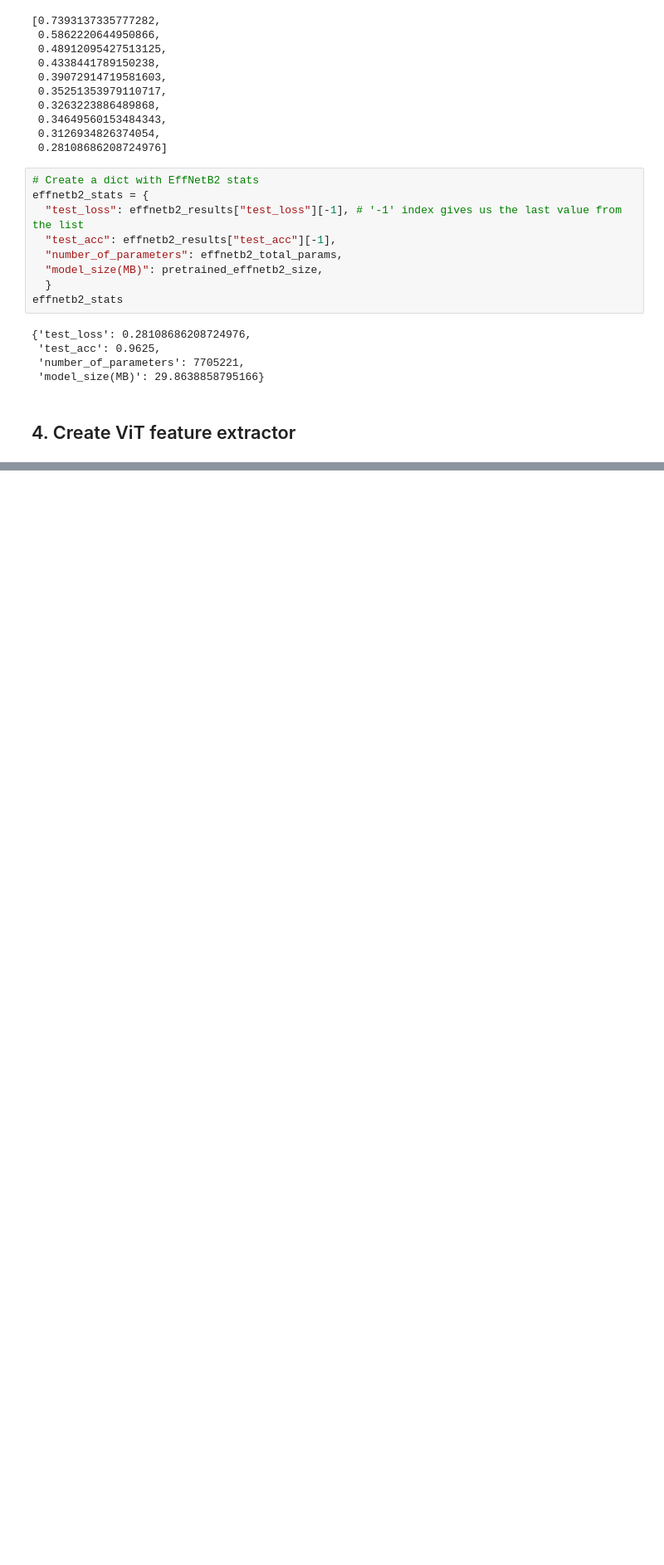
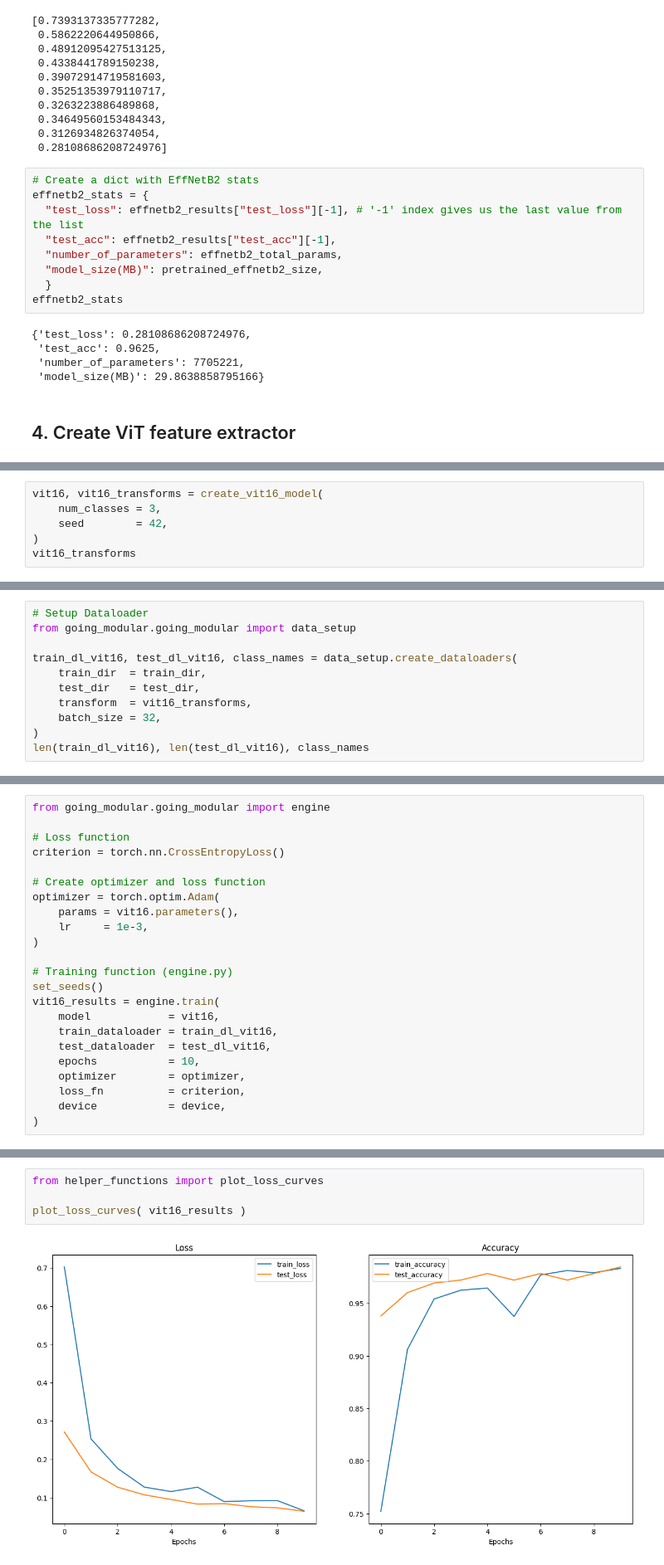
Before and after one commit to anupj/PyTorchForDeepLearningBootcamp, a Jupyter notebook: 09_pytorch_model_deployment.ipynb, the cells around one changed output, grey strips where cells are left out. Shown at 83% size. Saved outputs shown, nothing was run; the diff lists cells and outputs as text; blank space fills up the shorter version.

```diff
--- a/09_pytorch_model_deployment.ipynb
+++ b/09_pytorch_model_deployment.ipynb
@@ -468,0 +521,6 @@ import torchvision
+# %%
+vit16, vit16_transforms = create_vit16_model(
+    num_classes = 3,
+    seed        = 42,
+)
+vit16_transforms
@@ -468,0 +565,11 @@ import torchvision
+# %%
+# Setup Dataloader
+from going_modular.going_modular import data_setup
+
+train_dl_vit16, test_dl_vit16, class_names = data_setup.create_dataloaders(
+    train_dir  = train_dir,
+    test_dir   = test_dir,
+    transform  = vit16_transforms,
+    batch_size = 32,
+)
+len(train_dl_vit16), len(test_dl_vit16), class_names
@@ -468,0 +580,23 @@ import torchvision
+# %%
+from going_modular.going_modular import engine
+
+# Loss function
+criterion = torch.nn.CrossEntropyLoss()
+
+# Create optimizer and loss function
+optimizer = torch.optim.Adam(
+    params = vit16.parameters(),
+    lr     = 1e-3,
+)
+
+# Training function (engine.py)
+set_seeds()
+vit16_results = engine.train(
+    model            = vit16,
+    train_dataloader = train_dl_vit16,
+    test_dataloader  = test_dl_vit16,
+    epochs           = 10,
+    optimizer        = optimizer,
+    loss_fn          = criterion,
+    device           = device,
+)
@@ -468,0 +616,6 @@ import torchvision
+# %%
+from helper_functions import plot_loss_curves
+
+plot_loss_curves( vit16_results )
+# %% [output]
+[figure, added]
```
Also changed, not shown: parts of 17 cells of this notebook.
